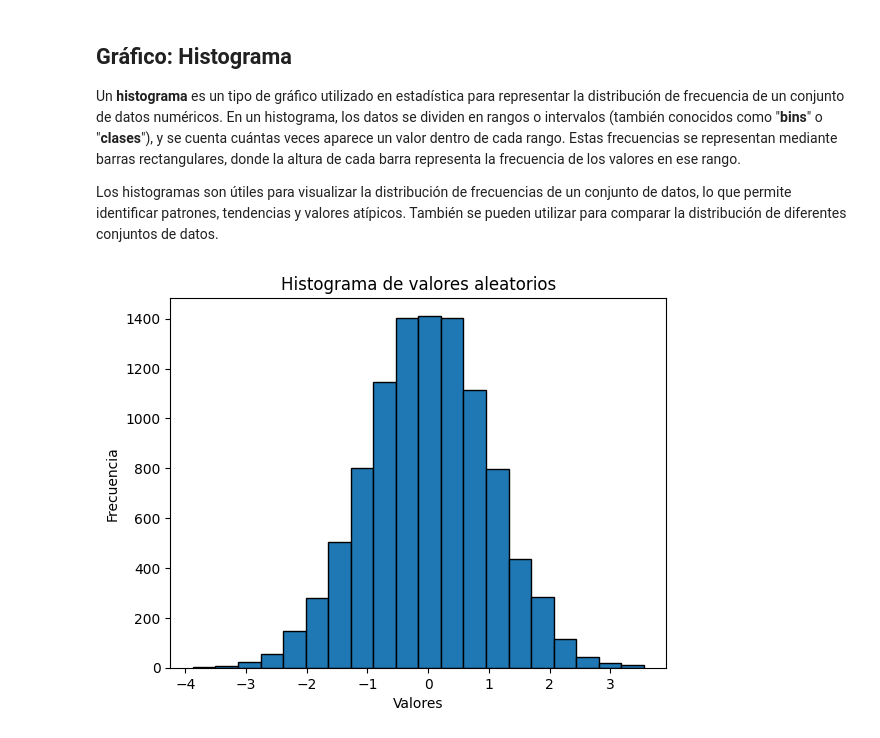
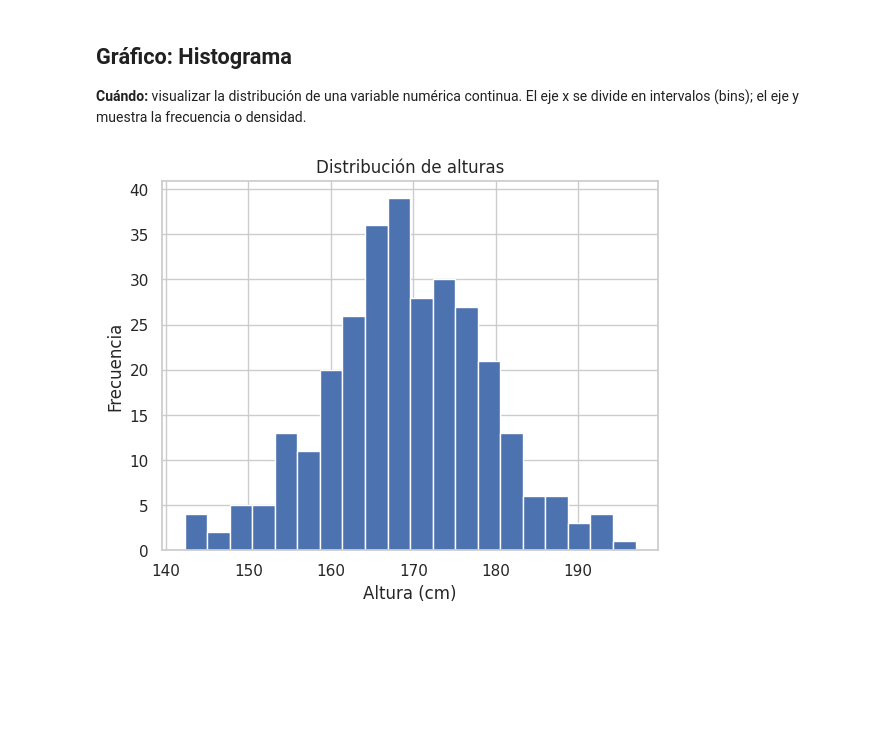
Before and after one commit to fralfaro/MAT281, a Jupyter notebook: docs/lectures/visualization/vis_01.ipynb, the cells around one changed output. Cells and saved outputs as stored; diff of their text form; code cells hidden in the pictures; blank space fills up the shorter version.

```diff
--- a/docs/lectures/visualization/vis_01.ipynb
+++ b/docs/lectures/visualization/vis_01.ipynb
@@ -14,3 +14,11 @@ Algunos de los tipos de gráficos más comunes utilizados en estadística incluy
+# %%
+import matplotlib.pyplot as plt
+import seaborn as sns
+import numpy as np
+import pandas as pd
+
+# Estilo general
+sns.set_theme(style="whitegrid")
 # %% [markdown]
 ## Anatomía de un Gráfico
 
@@ -105,22 +186,16 @@ plt.show()
 # %% [markdown]
 ## Gráfico: Histograma
 
-Un **histograma** es un tipo de gráfico utilizado en estadística para representar la distribución de frecuencia de un conjunto de datos numéricos. En un histograma, los datos se dividen en rangos o intervalos (también conocidos como "**bins**" o "**clases**"), y se cuenta cuántas veces aparece un valor dentro de cada rango. Estas frecuencias se representan mediante barras rectangulares, donde la altura de cada barra representa la frecuencia de los valores en ese rango.
-
-Los histogramas son útiles para visualizar la distribución de frecuencias de un conjunto de datos, lo que permite identificar patrones, tendencias y valores atípicos. También se pueden utilizar para comparar la distribución de diferentes conjuntos de datos.
+**Cuándo:** visualizar la distribución de una variable numérica continua.
+El eje x se divide en intervalos (bins); el eje y muestra la frecuencia o densidad.
 # %%
-# Crear un conjunto de datos aleatorios con una distribución normal
-data = np.random.randn(10000)
+# Básico — matplotlib
+datos = np.random.normal(loc=170, scale=10, size=300)
 
-# Crear el histograma con 20 bins y color verde
-plt.hist(data, bins=20,edgecolor='black')
-
-# Agregar etiquetas y título
-plt.xlabel('Valores')
-plt.ylabel('Frecuencia')
-plt.title('Histograma de valores aleatorios')
-
-# Mostrar el histograma
+plt.hist(datos, bins=20, edgecolor="white")
+plt.xlabel("Altura (cm)")
+plt.ylabel("Frecuencia")
+plt.title("Distribución de alturas")
 plt.show()
 # %% [output]
-[figure, old version]
+[figure, new version]
```
Also changed, not shown: parts of 30 cells of this notebook, 10 other files.
